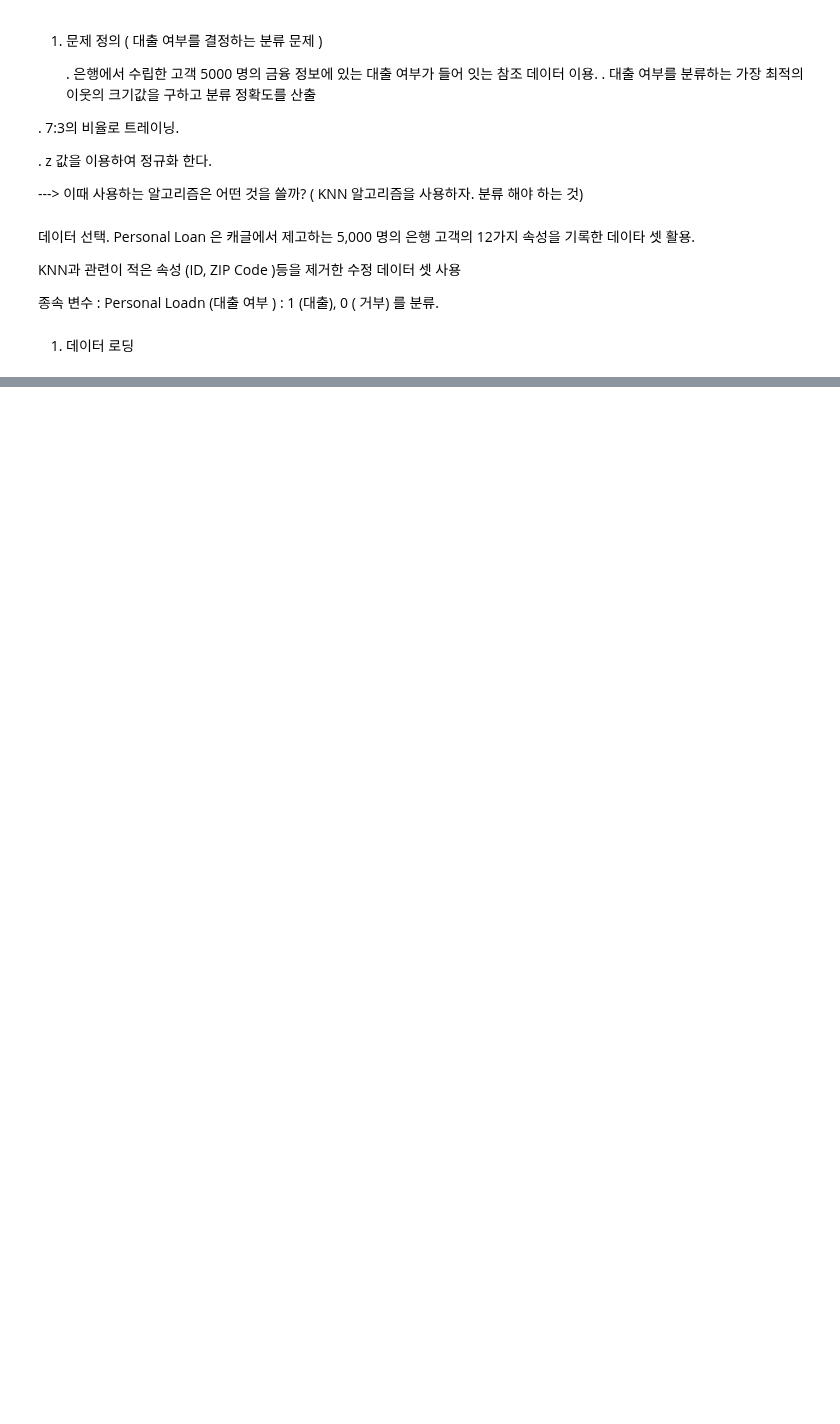
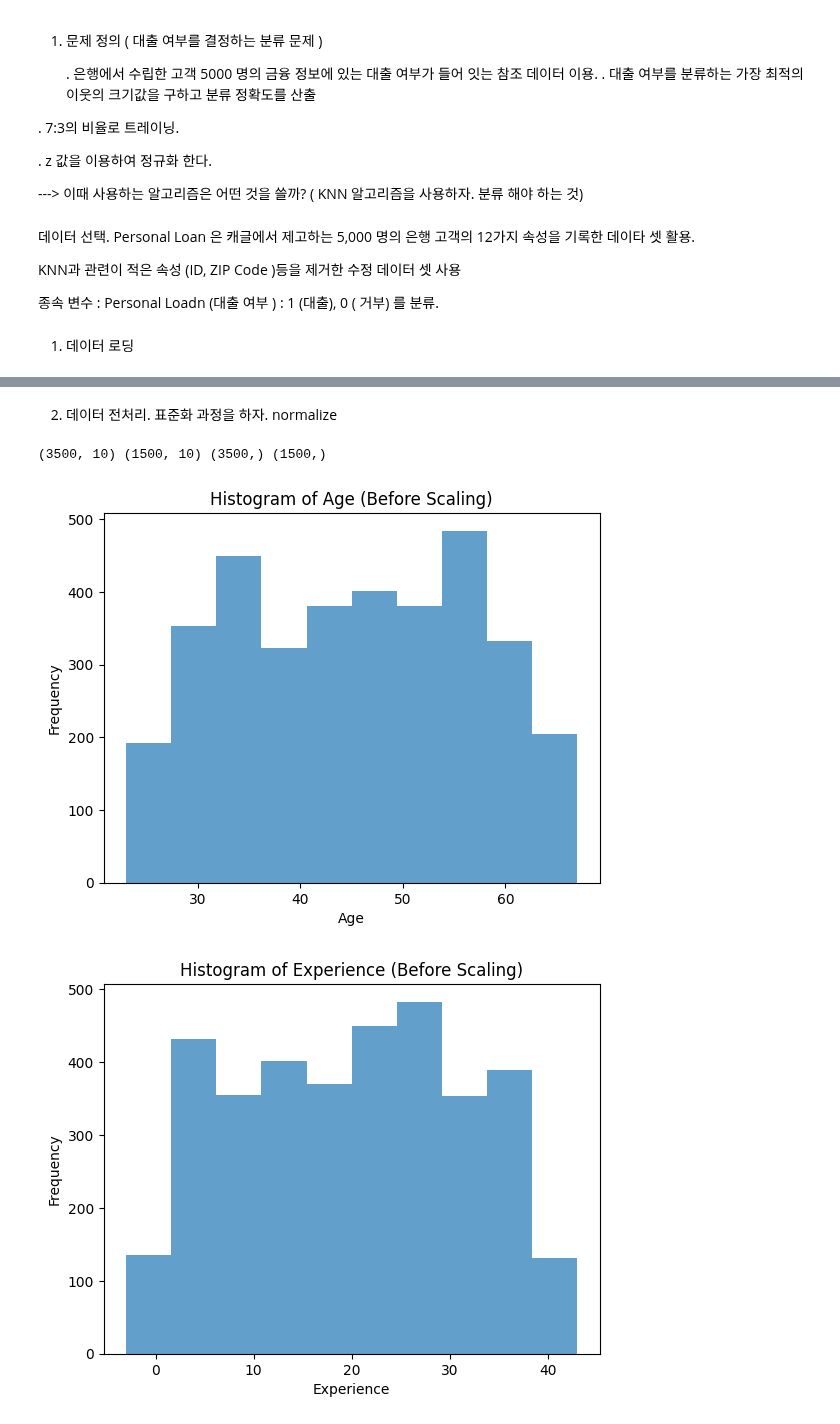
Before and after one commit to mackenly2/mjc.ai.ml, a Jupyter notebook: bdu.9.3.은행고객분류.KNN.ipynb, the cells around one changed output, grey strips where cells are left out. Drawn from its saved outputs; the diff is of its cells as text; code cells hidden in the pictures; blank space fills up the shorter version.

Commit message:
Colab을 통해 생성됨

```diff
--- a/bdu.9.3.은행고객분류.KNN.ipynb
+++ b/bdu.9.3.은행고객분류.KNN.ipynb
@@ -27,5 +27,9 @@ import pandas as pd
 1. 데이터 로딩
 # %%
 from google.colab import drive
-drive.mount('/content/drive/content/drive/MyDrive/ColabNotebooks/Loan_payments_data.csv')
+drive.mount('/content/drive', force_remount=True)
+
+df = pd.read_csv('/content/bank_loan.csv')
+
+df.head(20)
 # %% [output]
@@ -37,0 +82,10 @@ ValueError: Mountpoint must not contain a space.
+# %%
+## 의미 없는 특성을 제거하자.
+ploan_processed = df.dropna().drop(["ID", "ZIP Code","CCAvg"], axis=1, inplace=False)
+# %%
+
+y = ploan_processed["Personal Loan"]
+X = ploan_processed.drop(["Personal Loan"], axis=1)   ## Personal Load 만 제거한 것을 X로 저장한다
+
+
+X
@@ -37,0 +123,31 @@ ValueError: Mountpoint must not contain a space.
+# %% [markdown]
+2. 데이터 전처리.
+   표준화 과정을 하자.  normalize
+# %%
+from sklearn.model_selection import train_test_split
+
+X_train, X_test, y_train, y_test = train_test_split(X, y, test_size=0.3, stratify=y, random_state=0)
+print(X_train.shape, X_test.shape, y_train.shape, y_test.shape)
+
+## stratify 의 의미는 ? . 대출여부의 범주간 비율 차이가 크기가 있더라도 동일한 비율을 가질 수 있도록 하는 것.
+# %% [output]
+(3500, 10) (1500, 10) (3500,) (1500,)
+# %%
+import matplotlib.pyplot as plt
+import pandas as pd
+
+# ... (your existing code) ...
+
+# Select only numerical features for the histogram
+numerical_features = X_train.select_dtypes(include=['number'])
+
+# Iterate and plot histograms for numerical features
+for feature in numerical_features.columns:
+    plt.hist(numerical_features[feature], bins=10, alpha=0.7)
+    plt.title(f"Histogram of {feature} (Before Scaling)")
+    plt.xlabel(feature)
+    plt.ylabel("Frequency")
+    plt.show()
+# %% [output]
+[figure, added]
+[figure, added]
```
Also changed, not shown: parts of 23 cells of this notebook.
